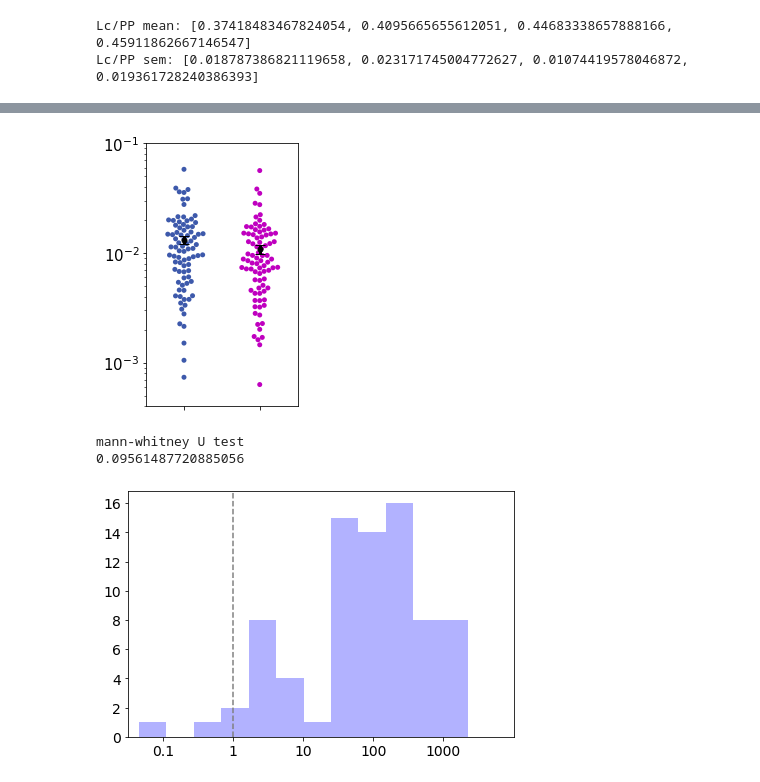
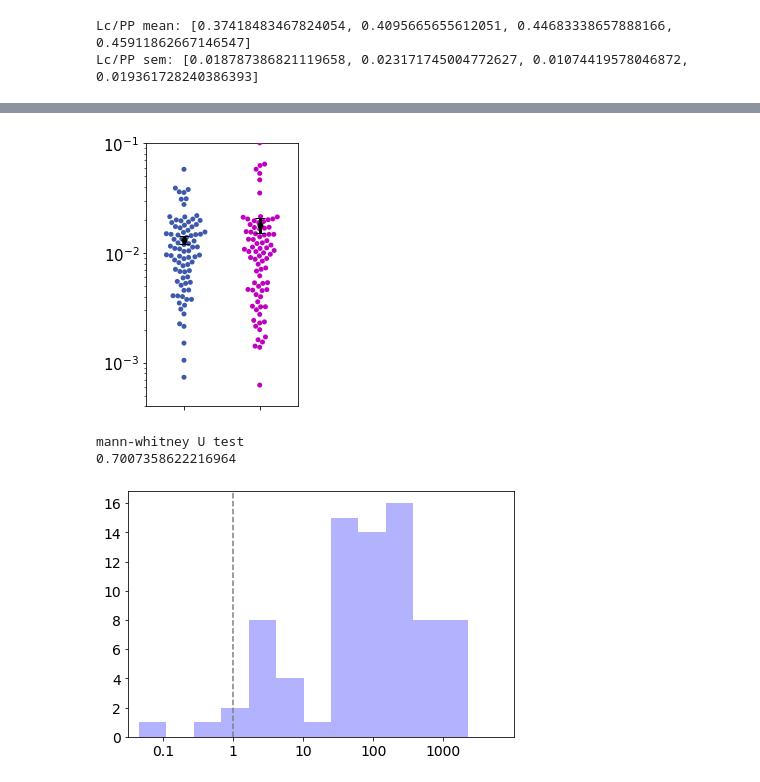
Before and after one commit to RPGroup-PBoC/kfiber_modeling_manipulation, a Jupyter notebook: src/fig2/supplemental_figures.ipynb, the cells around one changed output, grey strips where cells are left out. Drawn from its saved outputs; the diff is of its cells as text; code cells hidden in the pictures.

```diff
--- a/src/fig2/supplemental_figures.ipynb
+++ b/src/fig2/supplemental_figures.ipynb
@@ -517,40 +375,43 @@ df_MkMpnonzero = pd.read_pickle("noforce_MkMpnonzero.pkl")
 # %%
+df_MkMpnonzero = pd.read_pickle("noforce_unconstrained.pkl")
+df = pd.read_pickle("noforce_Fx_Fy_Mp.pkl")
+
 RMSE_Mkzero_ls = df["RMSE (mcmc)"].values
 RMSE_MkMpnonzero_ls = df_MkMpnonzero["RMSE (mcmc)"].values
 
 plt.figure(figsize=(3,4))
 seed = 4
 np.random.seed(seed)
 
 var1 = RMSE_Mkzero_ls
 var2 = RMSE_MkMpnonzero_ls
 
 plt.yscale("log")
 
 sns.swarmplot(data=[var1,var2], palette = ["#3D59AB","m"], size = 5)
 plt.errorbar([0,1],[np.mean(var1),np.mean(var2)],\
              yerr = [np.std(var1)/np.sqrt(len(var1)),np.std(var2)/np.sqrt(len(var2))],\
              elinewidth = 3, fmt = '_', color = 'k', marker = '.', markersize = 10, \
              capsize = 5, capthick = 1, zorder = 10)
 
-plt.xticks([0,1], ("","","",""),fontsize=15)
+plt.xticks([0,1], ("",""),fontsize=15)
 plt.yticks(fontsize=15)
 
 plt.tight_layout()
 plt.ylim(0.0004,0.1)
 # plt.gca().invert_yaxis()
 
 if save_images:
     plt.savefig('fig_outputs/MkMpnonzero_RMSE.pdf')
 plt.show()
 
 from scipy.stats import mannwhitneyu
 print("mann-whitney U test")
 print(mannwhitneyu(RMSE_Mkzero_ls, RMSE_MkMpnonzero_ls, alternative='two-sided')[1])
 # %% [output]
-[figure, old version]
+[figure, new version]
 mann-whitney U test
-0.09561487720885056
+0.7007358622216964
 # %%
 Rx = df_MkMpnonzero["Rx (mcmc)"].mean()
 Ry = df_MkMpnonzero["Ry (mcmc)"].mean()
```
Also changed, not shown: parts of 13 cells of this notebook, 16 other files.
